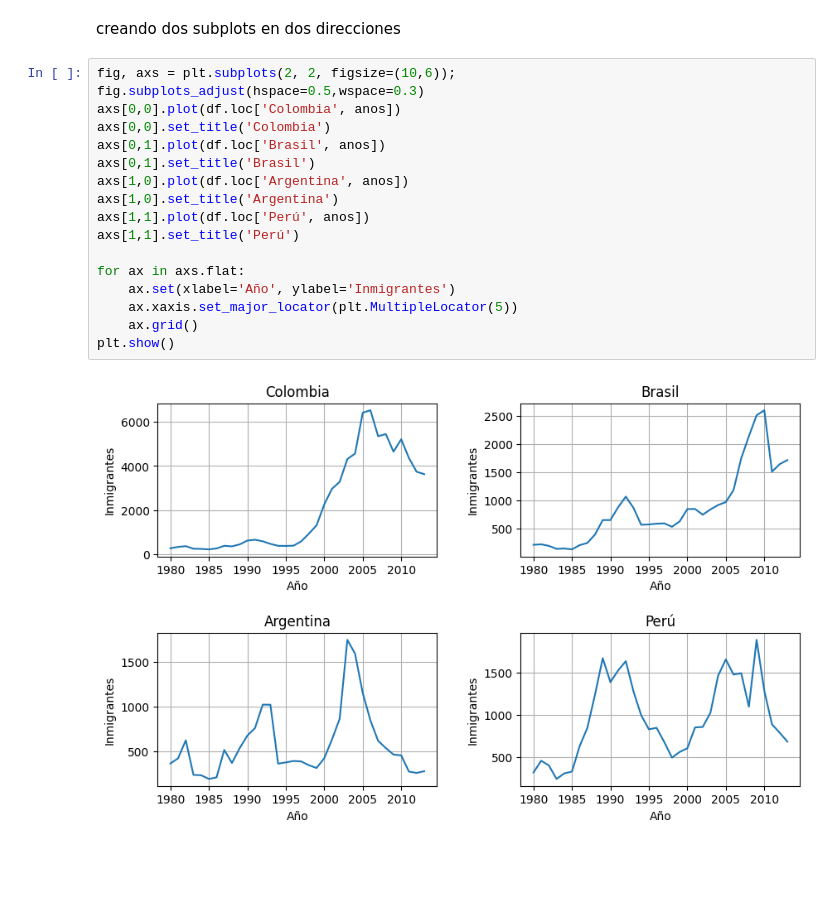
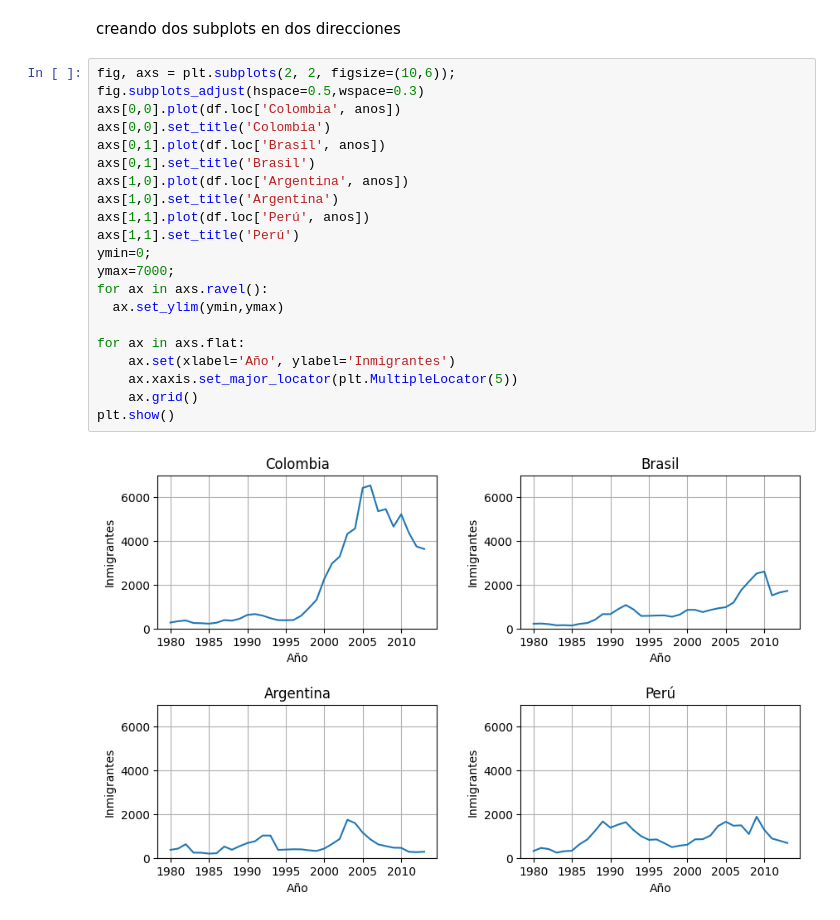
Before and after one commit to duquerson/visualizacion_python, a Jupyter notebook: vizualizacion_python.ipynb, the cells around one changed output. Saved outputs shown, nothing was run; the diff lists cells and outputs as text; blank space fills up the shorter version.

```diff
--- a/vizualizacion_python.ipynb
+++ b/vizualizacion_python.ipynb
@@ -195,19 +195,23 @@ creando dos subplots en dos direcciones
 # %%
 fig, axs = plt.subplots(2, 2, figsize=(10,6));
 fig.subplots_adjust(hspace=0.5,wspace=0.3)
 axs[0,0].plot(df.loc['Colombia', anos])
 axs[0,0].set_title('Colombia')
 axs[0,1].plot(df.loc['Brasil', anos])
 axs[0,1].set_title('Brasil')
 axs[1,0].plot(df.loc['Argentina', anos])
 axs[1,0].set_title('Argentina')
 axs[1,1].plot(df.loc['Perú', anos])
 axs[1,1].set_title('Perú')
+ymin=0;
+ymax=7000;
+for ax in axs.ravel():
+  ax.set_ylim(ymin,ymax)
 
 for ax in axs.flat:
     ax.set(xlabel='Año', ylabel='Inmigrantes')
     ax.xaxis.set_major_locator(plt.MultipleLocator(5))
     ax.grid()
 plt.show()
 # %% [output]
-[figure, old version]
+[figure, new version]
```
